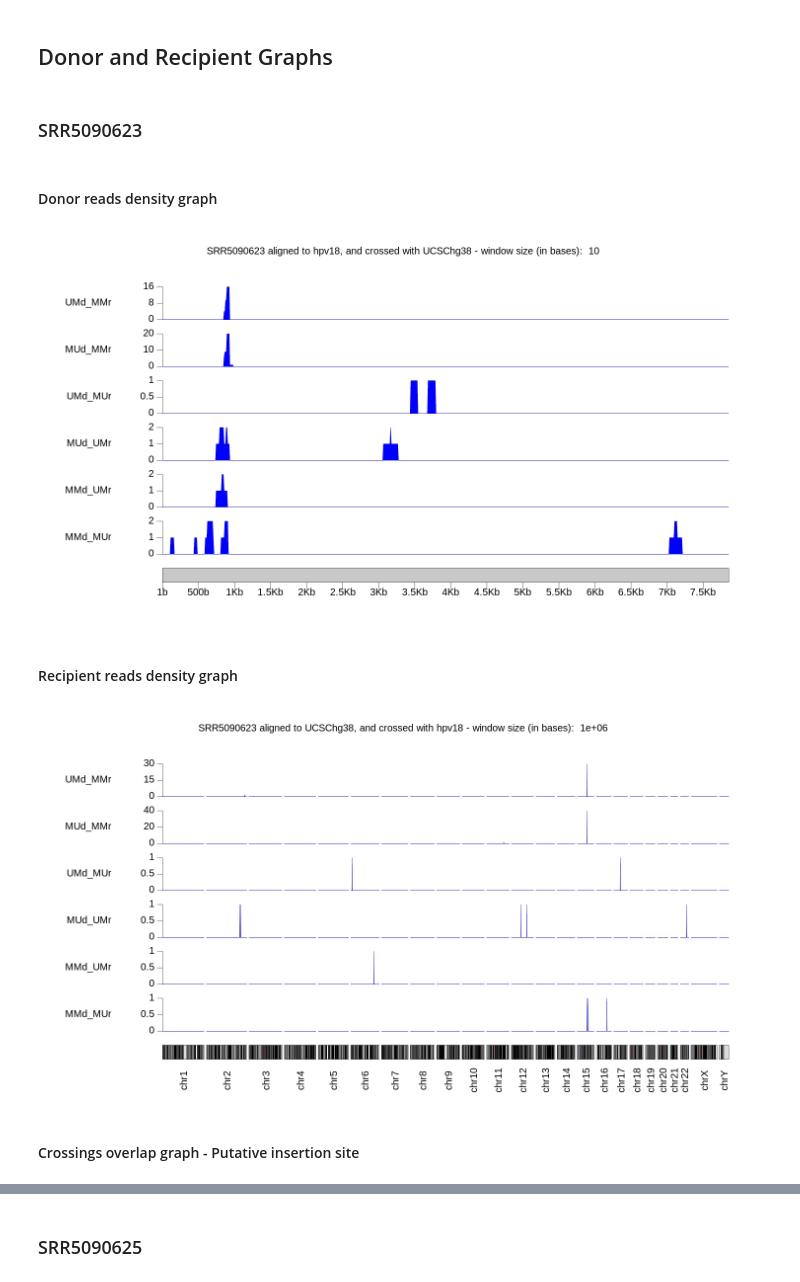
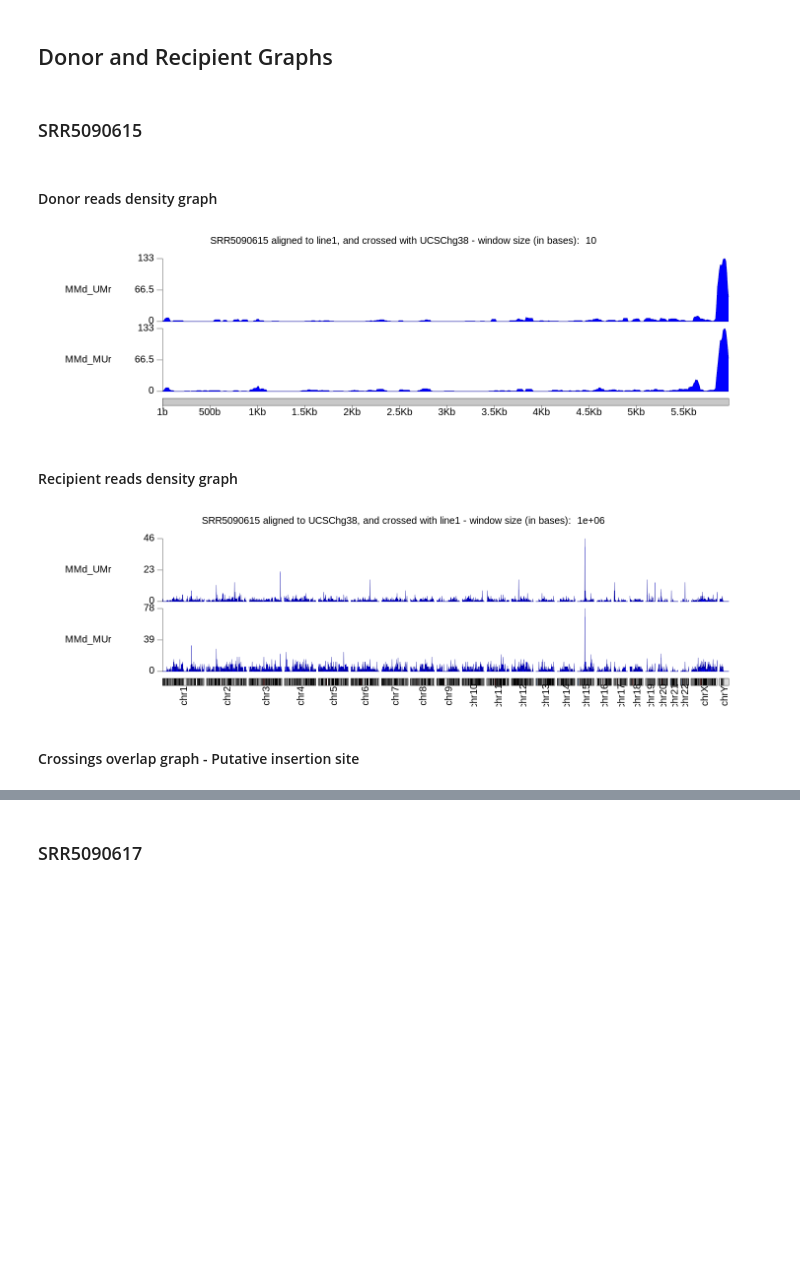
Before and after one commit to dformoso/wallaby, a Jupyter notebook: notebooks/line1_to_hg38_rnaseq.ipynb, the cells around one changed output, grey strips where cells are left out. Cells and saved outputs as stored; diff of their text form; code cells hidden in the pictures; blank space fills up the shorter version.

Commit message:
refactor names

```diff
--- a/notebooks/line1_to_hg38_rnaseq.ipynb
+++ b/notebooks/line1_to_hg38_rnaseq.ipynb
@@ -18,20 +18,22 @@ Data:
 For convenience, there might be more than one set of samples in the cells below. If so, note that the order matters, and only the last cell will be relevant, as the previous ones will be overwritten
 # %%
 ## Variables
-srr_names <- c("SRR5090597", "SRR5090599", "SRR5090601", "SRR5090603",
+srr_names <- c(#HPV16 samples
+               "SRR5090597", "SRR5090599", "SRR5090601", "SRR5090603",
                "SRR5090605", "SRR5090607", "SRR5090609", "SRR5090611",
                "SRR5090613", "SRR5090615", "SRR5090617", "SRR5090619",
-
+               #HPV18 samples
                "SRR5090623", "SRR5090625", "SRR5090627", "SRR5090629",
                "SRR5090631", "SRR5090633", "SRR5090635", "SRR5090637",
                "SRR5090639", "SRR5090641",
-
-               "SRR5090623", "SRR5090625", "SRR5090627", "SRR5090629",
-               "SRR5090631", "SRR5090633", "SRR5090635", "SRR5090637",
-               "SRR5090639", "SRR5090641")
+               #HIV1 samples
+               "SRR1106189", "SRR1106190", "SRR1106191", "SRR1106192",
+               "SRR1106193", "SRR1106194", "SRR1106195", "SRR1106196",
+               "SRR1106197", "SRR1106198", "SRR1106199", "SRR1106200",
+               "SRR1106201", "SRR1106203", "SRR1106204")
 donor_name <- "line1"
 recipient_name <- "UCSChg38"
-inputs_folder <- "../../wallaby/workflows/outputs_line1_rnaseq"
+inputs_folder <- "../../wallaby/workflows/outputs/line1_rnaseq"
 donor_ref_genome <- "../../wallaby/data/ref_genomes/line1/LINE1.fa"
 recipient_ref_genome <- "../../wallaby/data/ref_genomes/human/hg38.fa"
 # %% [markdown]
@@ -88,7 +96,7 @@ srrs_summary_table <- srrs_summary_table_donor (granges_list = donor_granges_all
 # Aggregated view of all overlapping crossings for the potential recipient for all srrs
 srrs_summary_table <- srrs_summary_table_recipient (granges_list = recip_granges_all_srrs,
                                                     min_num_crossings = 2,
-                                                    min_num_reads = 20,
+                                                    min_num_reads = 100,
                                                     src = src,
                                                     Hsapiens = Hsapiens)
 # %% [output]
@@ -114,11 +122,12 @@ srrs_summary_table <- srrs_summary_table_recipient (granges_list = recip_granges
 # %%
 # Plot all the overlapping reads for all 'ids' for all 'srr's
 plot_all_srrs(srr_names, srrs_summary_table, crossings, donor_granges_all_srrs, recip_granges_all_srrs,
-              recip_bams_all_srrs, donor_ref_genome, recipient_ref_genome, donor_name, recipient_name)
+              recip_bams_all_srrs, donor_ref_genome, recipient_ref_genome, donor_name, recipient_name,
+              extend_left = 100, extend_right = 100)
 # %% [output]
-### SRR5090623
+### SRR5090615
 #### Donor reads density graph
-[figure, old version]
+[figure, new version]
 #### Recipient reads density graph
-[figure, old version]
+[figure, new version]
 #### Crossings overlap graph - Putative insertion site
@@ -126,2 +135,2 @@ plot_all_srrs(srr_names, srrs_summary_table, crossings, donor_granges_all_srrs,
-### SRR5090625
+### SRR5090617
 #### Donor reads density graph
```
Also changed, not shown: parts of 3 cells of this notebook, 41 other files.
